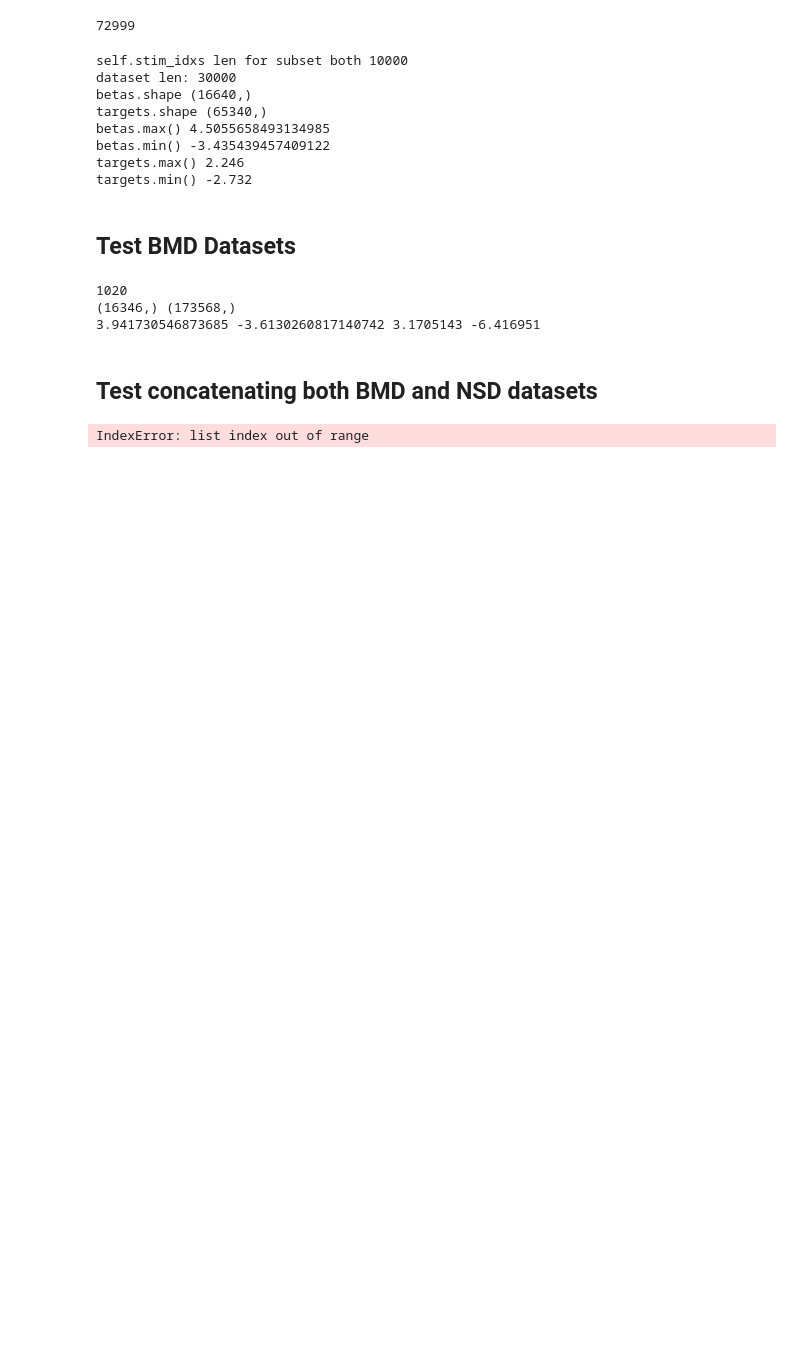
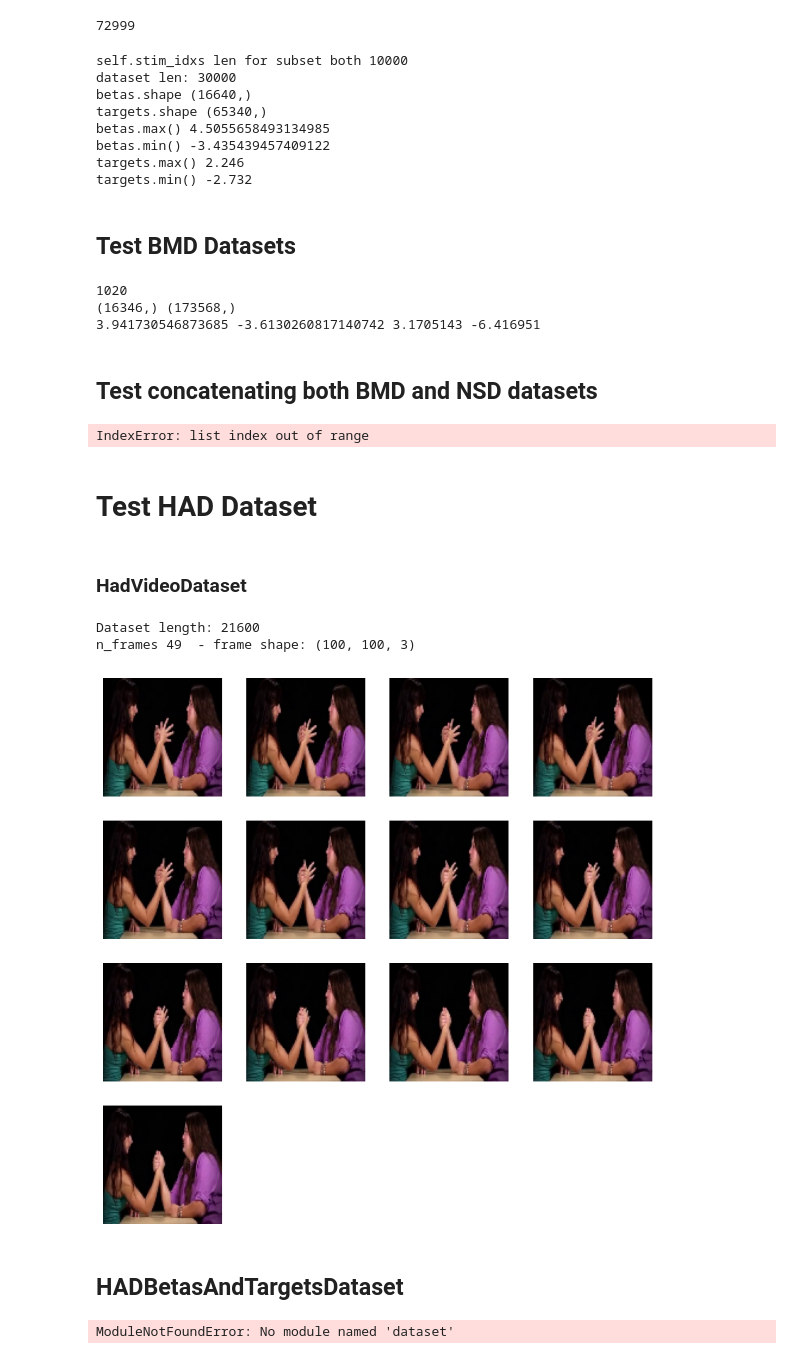
Before and after one commit to cfosco/brain2video, a Jupyter notebook: notebooks/test_datasets.ipynb, the cells around one changed output. Saved outputs shown, nothing was run; the diff lists cells and outputs as text; code cells hidden in the pictures; blank space fills up the shorter version.

```diff
--- a/notebooks/test_datasets.ipynb
+++ b/notebooks/test_datasets.ipynb
@@ -91,3 +94,61 @@ print(betas.shape, targets.shape)
 print(betas.max(), betas.min(), targets.max(), targets.min())
 # %% [output]
 IndexError: list index out of range
+# %% [markdown]
+# Test HAD Dataset
+# %% [markdown]
+### HadVideoDataset
+# %%
+from dataset import HADVideoDataset
+from utils import plot_video
+
+had_path = '../data/stimuli_had/'
+
+had_dataset = HADVideoDataset(
+                 had_path,
+                 metadata_path = '../data/metadata_had',
+                 subset='all',
+                 resolution=244,
+                 transform=None,
+                 normalize=False,
+                 return_filename=False,
+                 load_from_frames=False)
+
+print('Dataset length:', len(had_dataset))
+
+video = had_dataset[100]
+
+print('n_frames',len(video),' - frame shape:', video[0].shape)
+
+plot_video(video, frames_to_skip=4)
+# %% [output]
+Dataset length: 21600
+n_frames 49  - frame shape: (100, 100, 3)
+[figure, added]
+# %% [markdown]
+## HADBetasAndTargetsDataset
+# %%
+# Import necessary modules and classes
+from dataset import HADBetasAndTargetsDataset
+
+betas_path = '../data/betas_cifti_had'
+targets_path = '../data/target_vectors_had/z_zeroscope'
+
+# Instantiate the HADBetasAndTargetsDataset
+had_bt_dataset = HADBetasAndTargetsDataset(betas_path, targets_path, avg_reps=False)
+
+# Print the length of the dataset
+print("Dataset length:", len(had_bt_dataset))
+
+# Retrieve a sample from the dataset
+betas, targets = had_bt_dataset[0]
+
+# Print the shapes and values of the betas and targets
+print("betas.shape:", betas.shape)
+print("targets.shape:", targets.shape)
+print("betas.max():", betas.max())
+print("betas.min():", betas.min())
+print("targets.max():", targets.max())
+print("targets.min():", targets.min())
+# %% [output]
+ModuleNotFoundError: No module named 'dataset'
```
Also changed, not shown: parts of 1 cell of this notebook, 2 other files.
